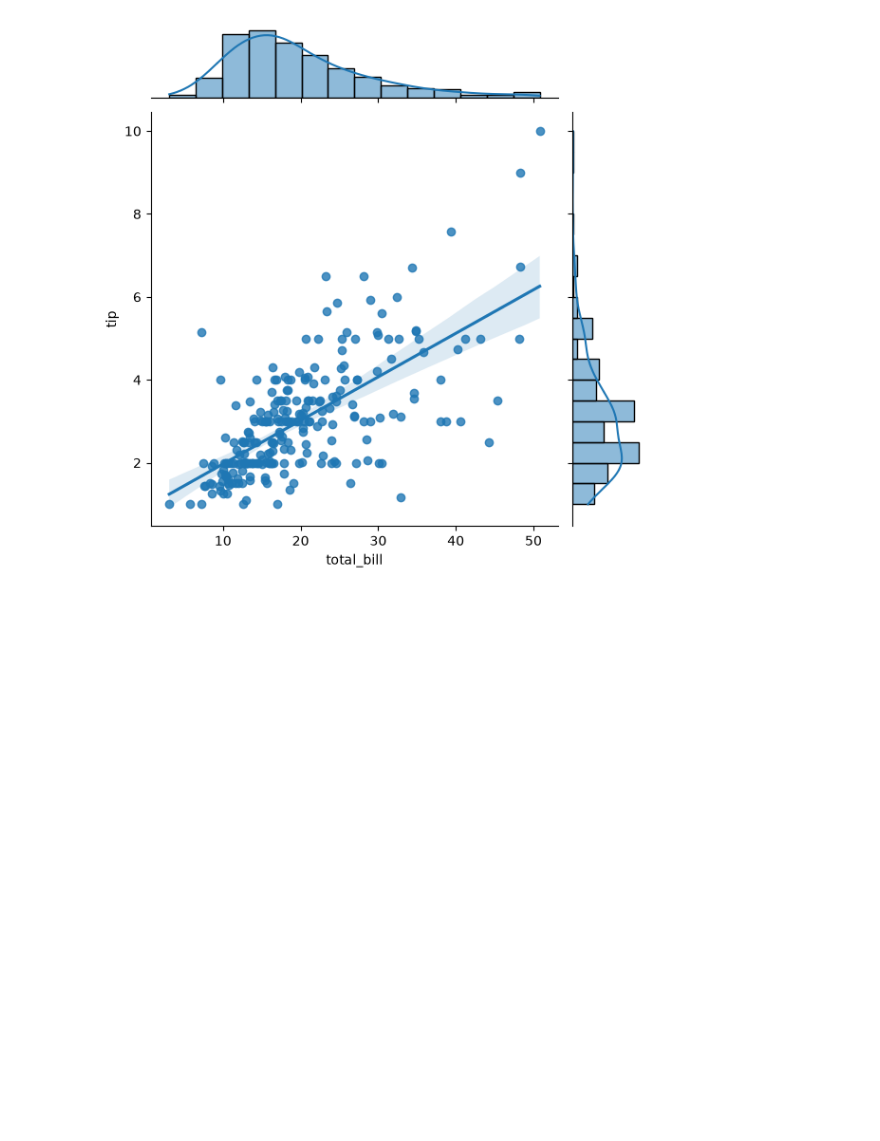
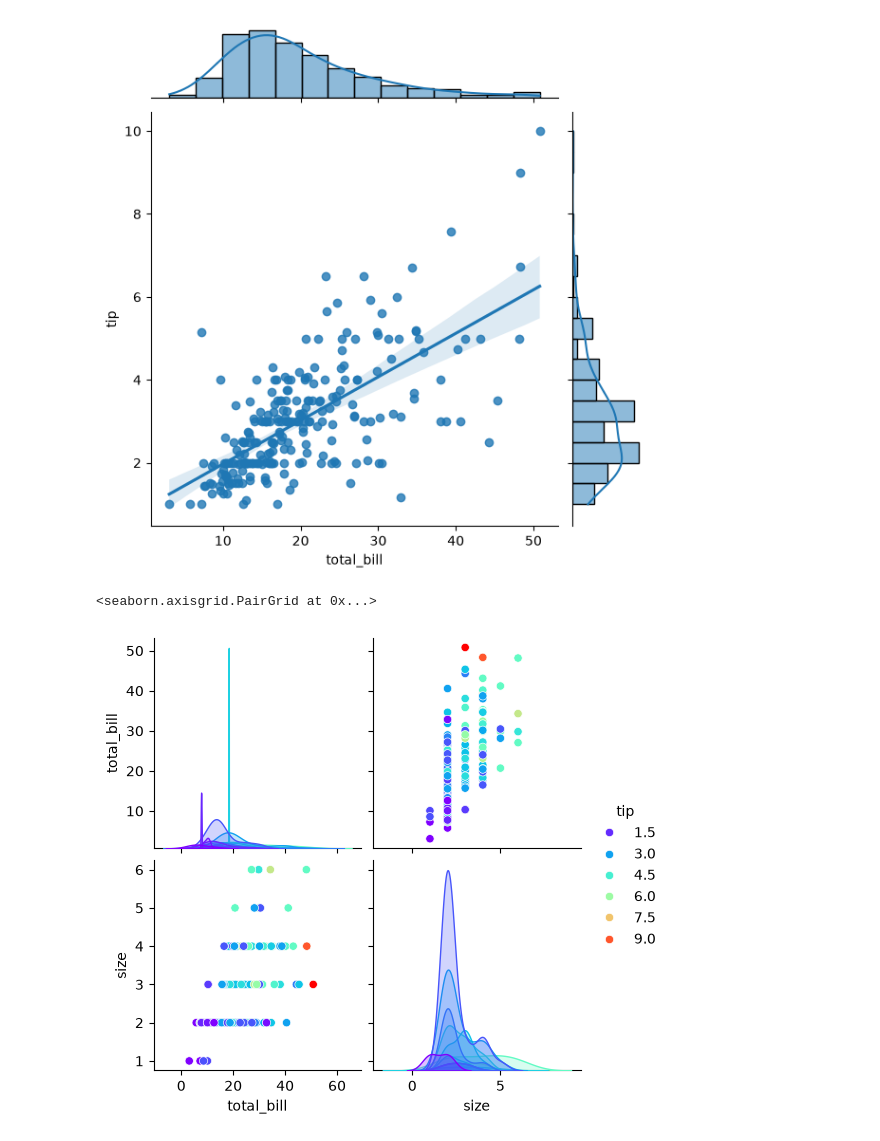
Before and after one commit to krishbhandari013/AIML, a Jupyter notebook: matplot and seabon/two.ipynb, the cells around one changed output. Drawn from its saved outputs; the diff is of its cells as text; code cells hidden in the pictures; blank space fills up the shorter version.

```diff
--- a/matplot and seabon/two.ipynb
+++ b/matplot and seabon/two.ipynb
@@ -31,3 +31,8 @@ sns.jointplot(x="total_bill", y="tip", data=df,kind='reg')
 # %% [output]
 <seaborn.axisgrid.JointGrid at 0x...>
 [figure]
+# %%
+sns.pairplot(df,hue='tip',palette='rainbow')
+# %% [output]
+<seaborn.axisgrid.PairGrid at 0x...>
+[figure, added]
```
Also changed, not shown: parts of 1 cell of this notebook, 1 other file.
